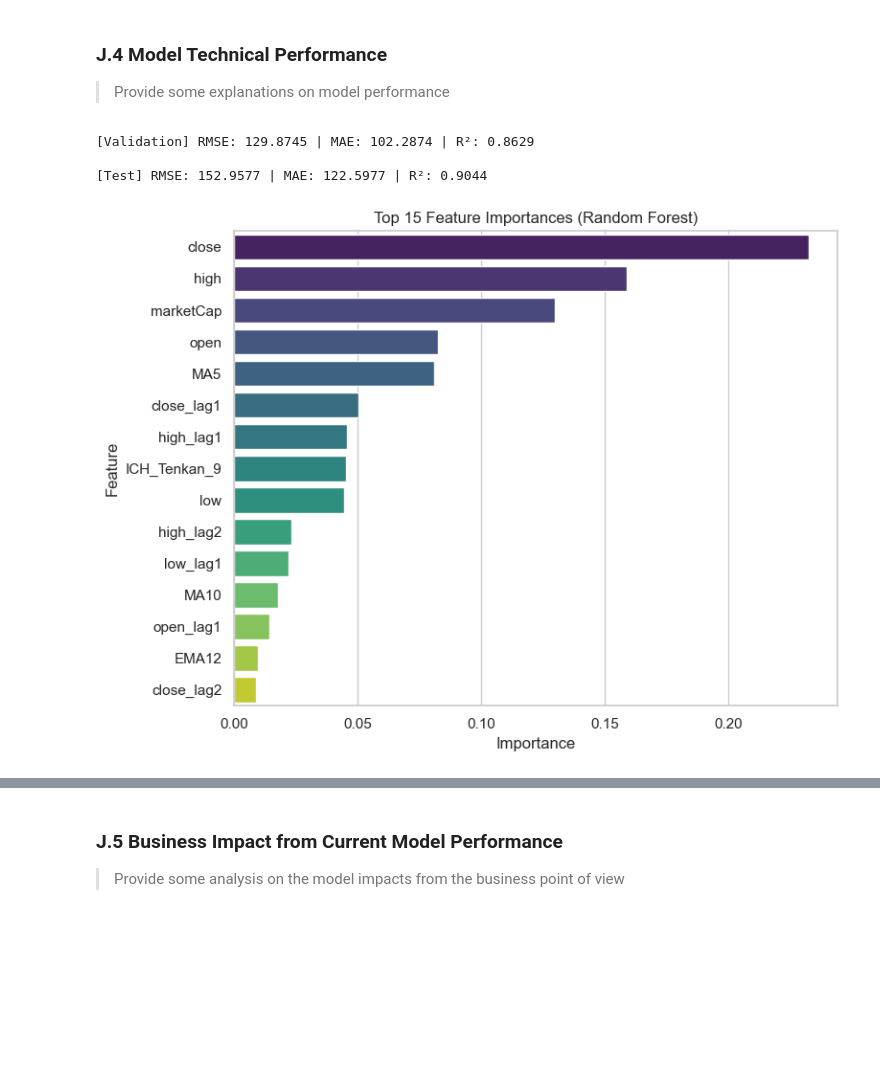
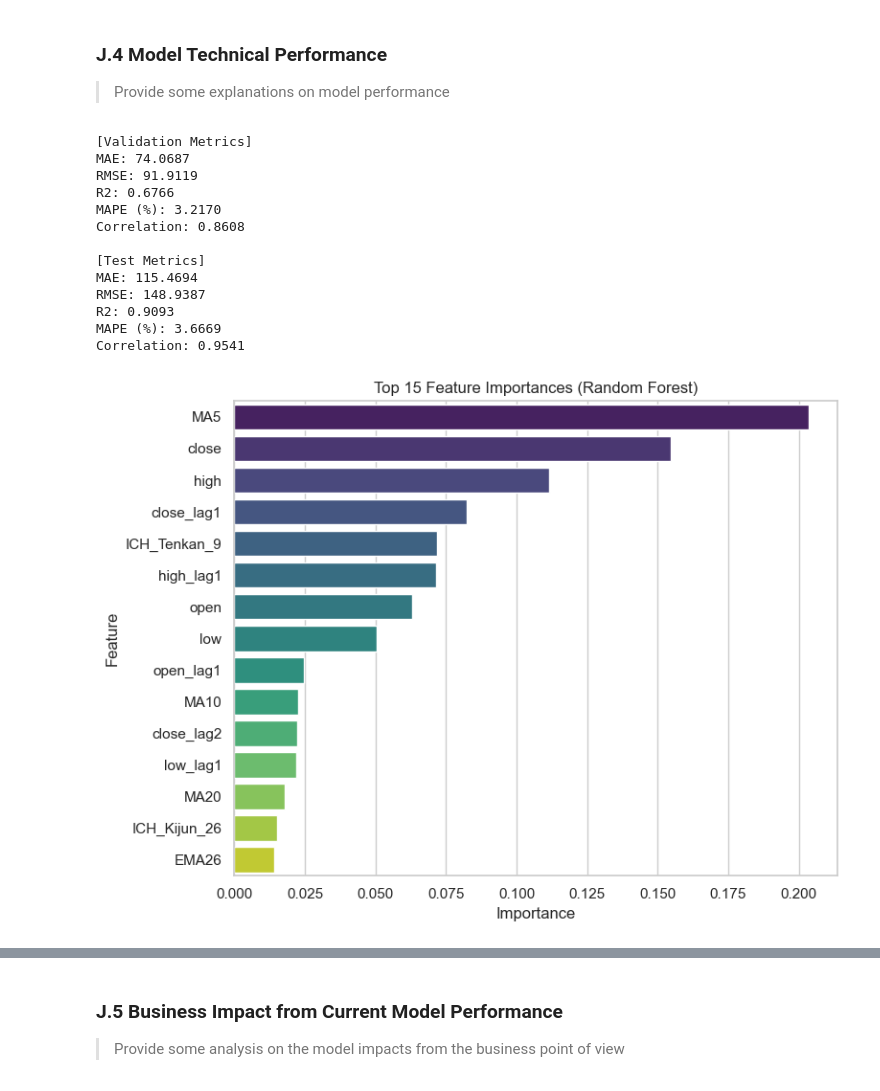
Before and after one commit to KittituchW/crypto-forecast-ml-research, a Jupyter notebook: notebooks/36120-25SP-AT3-group_13-25544646_experiment_2.ipynb, the cells around one changed output, grey strips where cells are left out. Drawn from its saved outputs; the diff is of its cells as text; code cells hidden in the pictures; blank space fills up the shorter version.

```diff
--- a/notebooks/36120-25SP-AT3-group_13-25544646_random_forest copy.ipynb
+++ b/notebooks/36120-25SP-AT3-group_13-25544646_experiment_2.ipynb
@@ -1144,8 +778,8 @@ only pick day of week, is_weekend, and month as categorical features
 # %% [markdown]
 ## D.z Final Selection of Features
 # %%
-# --- Combine without duplicates ---
 selected_features = list(dict.fromkeys(top_corr_features + top_mi_features))
+selected_features.remove('marketCap')
 
 print(f"\nFinal combined feature list ({len(selected_features)} unique features):")
 print(selected_features)
@@ -1746,0 +1210,21 @@ Provide some explanations on why you believe it is important to perform this dat
+# %%
+from sklearn.preprocessing import StandardScaler
+import pandas as pd
+import joblib
+
+# --- Initialize scaler ---
+scaler = StandardScaler()
+
+# --- Fit on training set only ---
+scaler.fit(X_tr)
+
+# --- Transform each split ---
+X_tr = pd.DataFrame(scaler.transform(X_tr), columns=X_tr.columns, index=X_tr.index)
+X_va = pd.DataFrame(scaler.transform(X_va), columns=X_va.columns, index=X_va.index)
+X_te = pd.DataFrame(scaler.transform(X_te), columns=X_te.columns, index=X_te.index)
+
+# --- Optional: check mean/std ---
+print("Train mean (after scaling):", X_tr.mean().mean())
+print("Train std  (after scaling):", X_tr.std().mean())
+
+joblib.dump(scaler, "../models/standard_scaler.pkl")
@@ -2195,33 +1558,43 @@ best_rf = model.fit(X_tr, y_tr)
 
 > Provide some explanations on model performance
 # %%
+# --- Apply to Validation and Test sets ---
 y_va_pred = best_rf.predict(X_va)
 y_te_pred = best_rf.predict(X_te)
 
-def eval_regression(y_true, y_pred, label):
-    rmse = root_mean_squared_error(y_true, y_pred)
-    mae = mean_absolute_error(y_true, y_pred)
-    r2 = r2_score(y_true, y_pred)
-    print(f"\n[{label}] RMSE: {rmse:.4f} | MAE: {mae:.4f} | R²: {r2:.4f}")
-    return rmse, mae, r2
+va_metrics = regression_metrics(y_va, y_va_pred)
+te_metrics = regression_metrics(y_te, y_te_pred)
 
-eval_regression(y_va, y_va_pred, "Validation")
-eval_regression(y_te, y_te_pred, "Test")
+print("\n[Validation Metrics]")
+for k, v in va_metrics.items():
+    print(f"{k}: {v:.4f}")
+
+print("\n[Test Metrics]")
+for k, v in te_metrics.items():
+    print(f"{k}: {v:.4f}")
+
 
 # --- Optional: Feature importance ---
-import matplotlib.pyplot as plt
-import seaborn as sns
-
 feat_imp = pd.Series(best_rf.feature_importances_, index=X_tr.columns).sort_values(ascending=False)
 plt.figure(figsize=(8,6))
 sns.barplot(x=feat_imp.values[:15], y=feat_imp.index[:15], palette="viridis")
 plt.title("Top 15 Feature Importances (Random Forest)")
 plt.xlabel("Importance")
 plt.ylabel("Feature")
 plt.tight_layout()
 plt.show()
 # %% [output]
-[Validation] RMSE: 129.8745 | MAE: 102.2874 | R²: 0.8629
+[Validation Metrics]
+MAE: 74.0687
+RMSE: 91.9119
+R2: 0.6766
+MAPE (%): 3.2170
+Correlation: 0.8608
 
-[Test] RMSE: 152.9577 | MAE: 122.5977 | R²: 0.9044
+[Test Metrics]
+MAE: 115.4694
+RMSE: 148.9387
+R2: 0.9093
+MAPE (%): 3.6669
+Correlation: 0.9541
-[figure, old version]
+[figure, new version]
```
Also changed, not shown: parts of 105 cells of this notebook, 6 other files.
